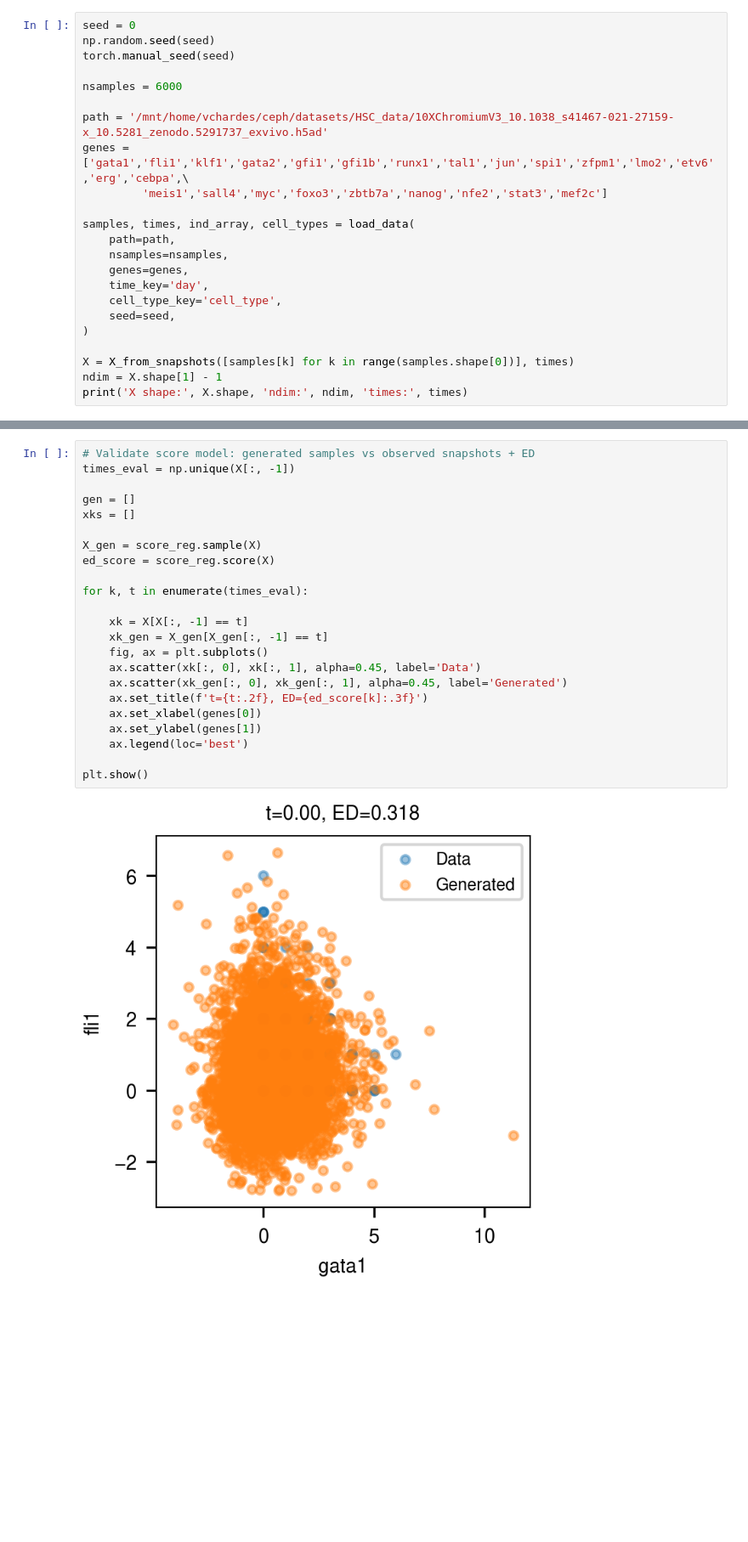
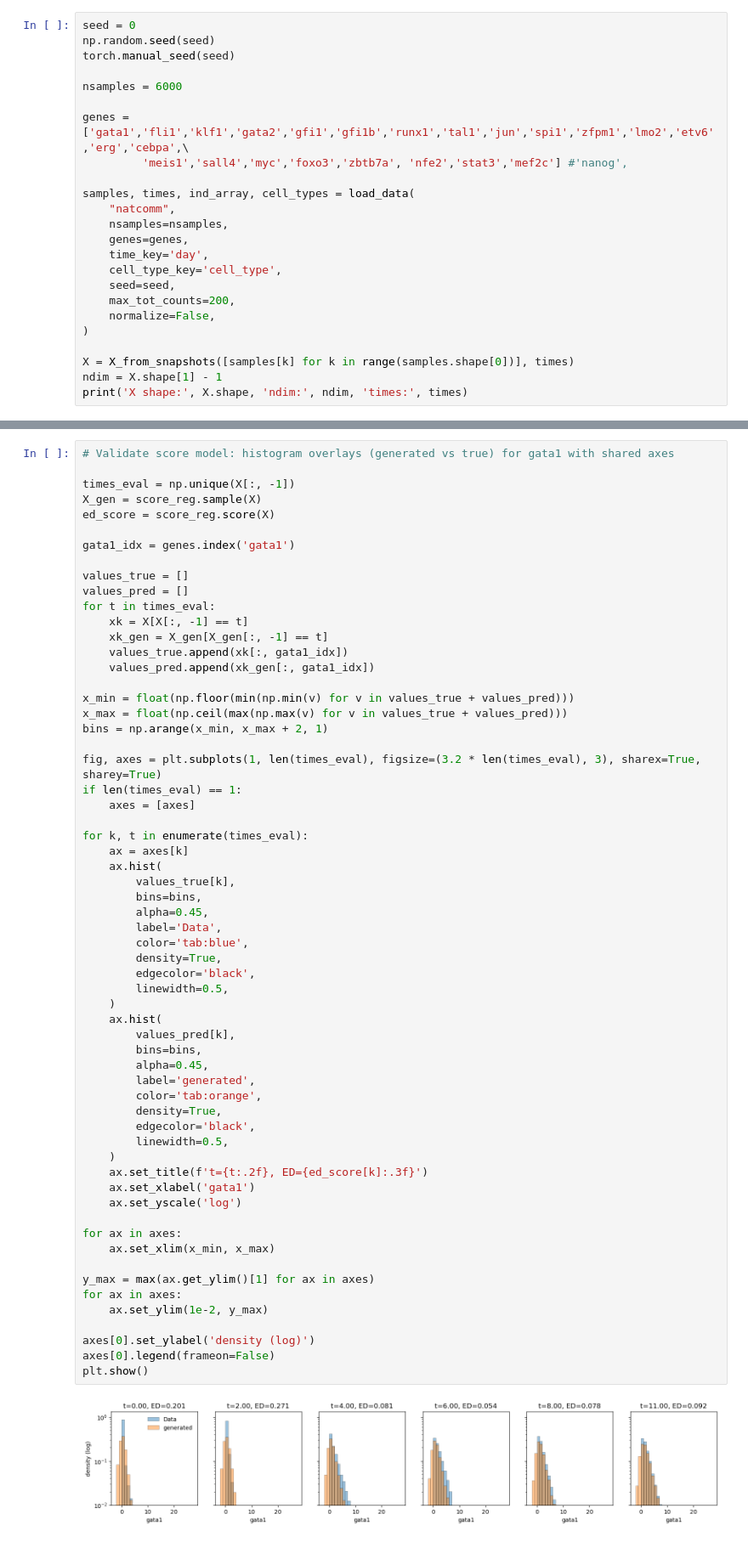
Before and after one commit to vchz/pfi, a Jupyter notebook: examples/hsc_generalization_sample.ipynb, the cells around one changed output, grey strips where cells are left out. Shown at 85% size. Saved outputs shown, nothing was run; the diff lists cells and outputs as text; blank space fills up the shorter version.

```diff
--- a/examples/hsc_generalization_sample.ipynb
+++ b/examples/hsc_generalization_sample.ipynb
@@ -23,17 +19,18 @@ torch.manual_seed(seed)
 
 nsamples = 6000
 
-path = '/mnt/home/vchardes/ceph/datasets/HSC_data/10XChromiumV3_10.1038_s41467-021-27159-x_10.5281_zenodo.5291737_exvivo.h5ad'
 genes = ['gata1','fli1','klf1','gata2','gfi1','gfi1b','runx1','tal1','jun','spi1','zfpm1','lmo2','etv6','erg','cebpa',\
-         'meis1','sall4','myc','foxo3','zbtb7a','nanog','nfe2','stat3','mef2c']
+         'meis1','sall4','myc','foxo3','zbtb7a', 'nfe2','stat3','mef2c'] #'nanog',
 
 samples, times, ind_array, cell_types = load_data(
-    path=path,
+    "natcomm",
     nsamples=nsamples,
     genes=genes,
     time_key='day',
     cell_type_key='cell_type',
     seed=seed,
+    max_tot_counts=200,
+    normalize=False,
 )
 
 X = X_from_snapshots([samples[k] for k in range(samples.shape[0])], times)
@@ -60,25 +55,63 @@ epoch: 3500 c_: [0.07528478 0.11227407 0.14461471 0.20441468 0.23180363 0.231608
 # %%
-# Validate score model: generated samples vs observed snapshots + ED
+# Validate score model: histogram overlays (generated vs true) for gata1 with shared axes
+
 times_eval = np.unique(X[:, -1])
-
-gen = []
-xks = []
-
 X_gen = score_reg.sample(X)
 ed_score = score_reg.score(X)
 
-for k, t in enumerate(times_eval):
+gata1_idx = genes.index('gata1')
 
+values_true = []
+values_pred = []
+for t in times_eval:
     xk = X[X[:, -1] == t]
     xk_gen = X_gen[X_gen[:, -1] == t]
-    fig, ax = plt.subplots()
-    ax.scatter(xk[:, 0], xk[:, 1], alpha=0.45, label='Data')
-    ax.scatter(xk_gen[:, 0], xk_gen[:, 1], alpha=0.45, label='Generated')
+    values_true.append(xk[:, gata1_idx])
+    values_pred.append(xk_gen[:, gata1_idx])
+
+x_min = float(np.floor(min(np.min(v) for v in values_true + values_pred)))
+x_max = float(np.ceil(max(np.max(v) for v in values_true + values_pred)))
+bins = np.arange(x_min, x_max + 2, 1)
+
+fig, axes = plt.subplots(1, len(times_eval), figsize=(3.2 * len(times_eval), 3), sharex=True, sharey=True)
+if len(times_eval) == 1:
+    axes = [axes]
+
+for k, t in enumerate(times_eval):
+    ax = axes[k]
+    ax.hist(
+        values_true[k],
+        bins=bins,
+        alpha=0.45,
+        label='Data',
+        color='tab:blue',
+        density=True,
+        edgecolor='black',
+        linewidth=0.5,
+    )
+    ax.hist(
+        values_pred[k],
+        bins=bins,
+        alpha=0.45,
+        label='generated',
+        color='tab:orange',
+        density=True,
+        edgecolor='black',
+        linewidth=0.5,
+    )
     ax.set_title(f't={t:.2f}, ED={ed_score[k]:.3f}')
-    ax.set_xlabel(genes[0])
-    ax.set_ylabel(genes[1])
-    ax.legend(loc='best')
+    ax.set_xlabel('gata1')
+    ax.set_yscale('log')
 
+for ax in axes:
+    ax.set_xlim(x_min, x_max)
+
+y_max = max(ax.get_ylim()[1] for ax in axes)
+for ax in axes:
+    ax.set_ylim(1e-2, y_max)
+
+axes[0].set_ylabel('density (log)')
+axes[0].legend(frameon=False)
 plt.show()
 # %% [output]
-[figure, old version]
+[figure, new version]
```
Also changed, not shown: parts of 13 cells of this notebook, 40 other files.
